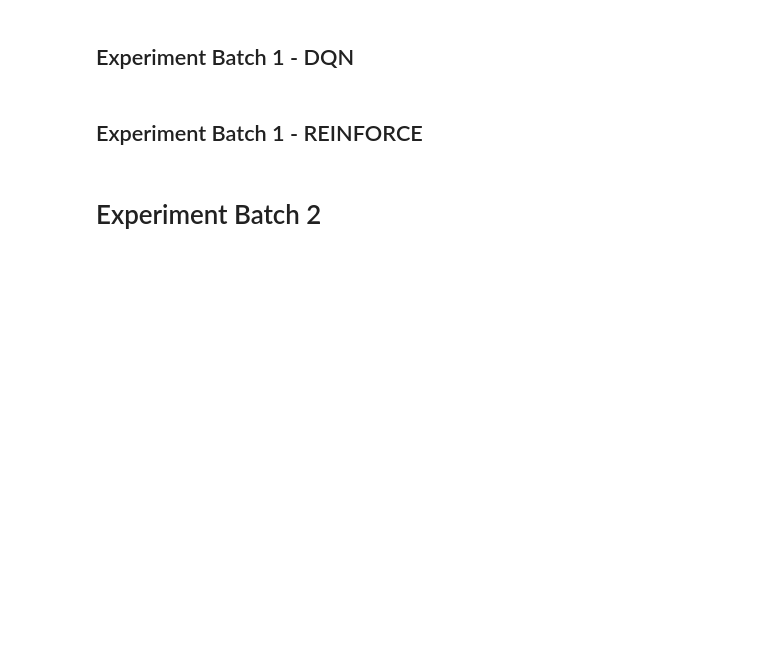
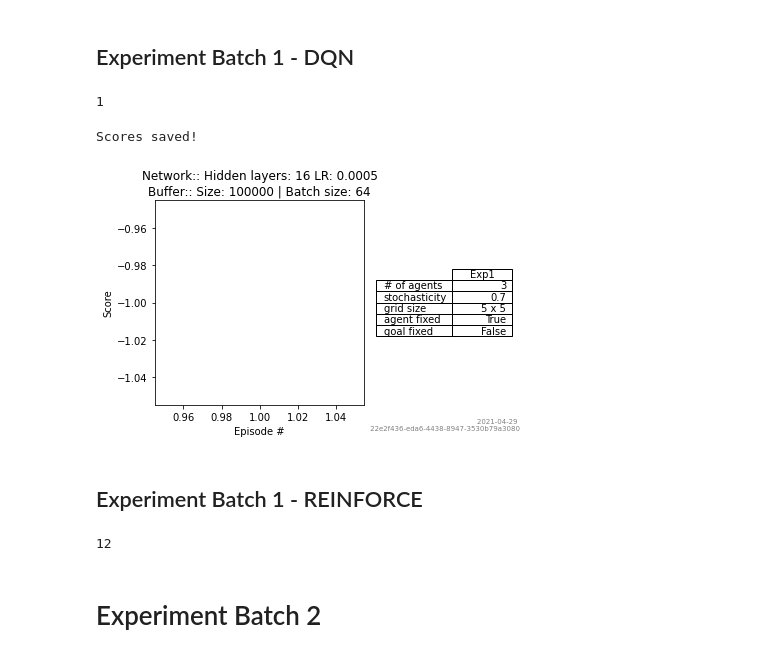
Before and after one commit to applied-exploration/multi-drl, a Jupyter notebook: run_experiments.ipynb, the cells around one changed output. Cells and saved outputs as stored; diff of their text form; code cells hidden in the pictures; blank space fills up the shorter version.

```diff
--- a/run_experiments.ipynb
+++ b/run_experiments.ipynb
@@ -42,7 +43,7 @@ from experiments.experiment_list import exp1_dqn, exp1_rei
 ## Experiment Batch 1 - DQN
 # %%
 dqn_experiments = []
-for i, config in enumerate(exp1_dqn):
+for i, config in enumerate(exp1_dqn[:1]):
 
     # --- Env --- #
     env = GridEnv(num_agent = config[0], grid_size = config[1], fixed_start = config[2], fixed_goals=config[3], prob_right_direction = config[4], render_board = False)
@@ -57,10 +58,15 @@ for i, config in enumerate(exp1_dqn):
     dqn_experiments.append(new_experiment)
 
 print(len(dqn_experiments))
+# %% [output]
+1
 # %%
 for experiment in dqn_experiments:
     score_history, state_history = experiment.run()
-    #experiment.save(score_history, state_history, display = False)
+    experiment.save(score_history, state_history, display = False)
+# %% [output]
+Scores saved!
+[figure, added]
 # %% [markdown]
 ## Experiment Batch 1 - REINFORCE
 # %%
@@ -80,6 +86,8 @@ for i, config in enumerate(exp1_rei):
     rei_experiments.append(new_experiment)
 
 print(len(rei_experiments))
+# %% [output]
+12
 # %%
 for experiment in rei_experiments:
     score_history, state_history = experiment.run()
```
Also changed, not shown: parts of 2 cells of this notebook, 2 other files.
